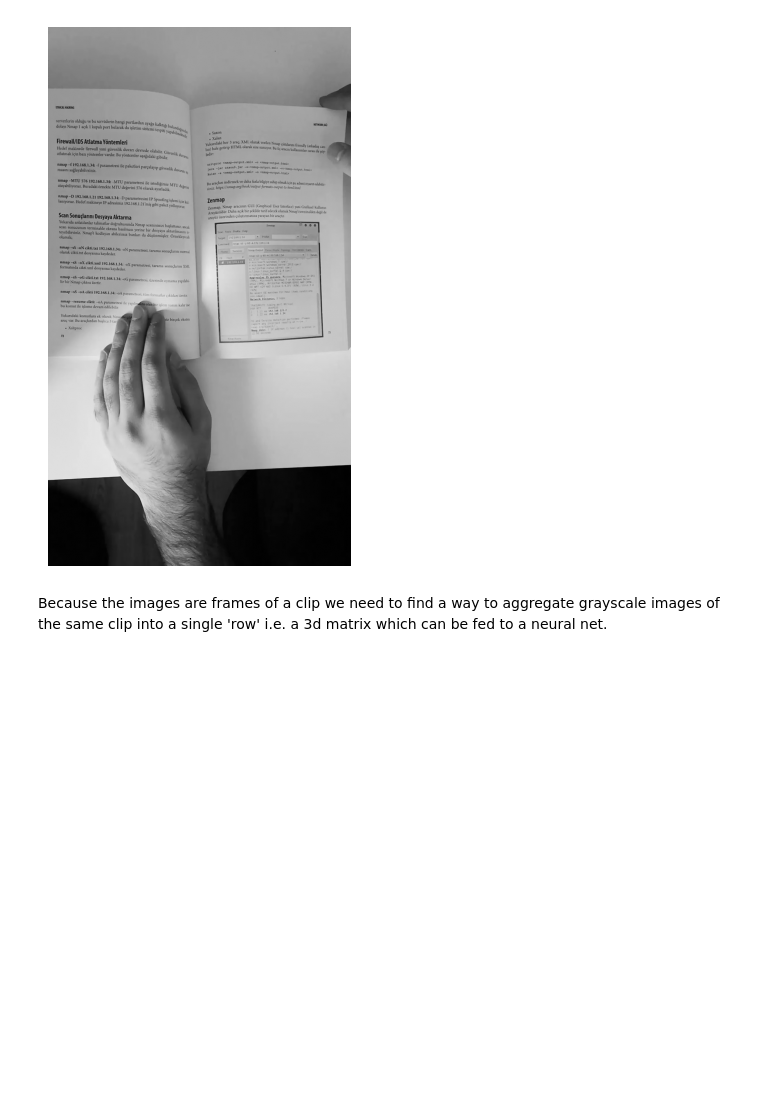
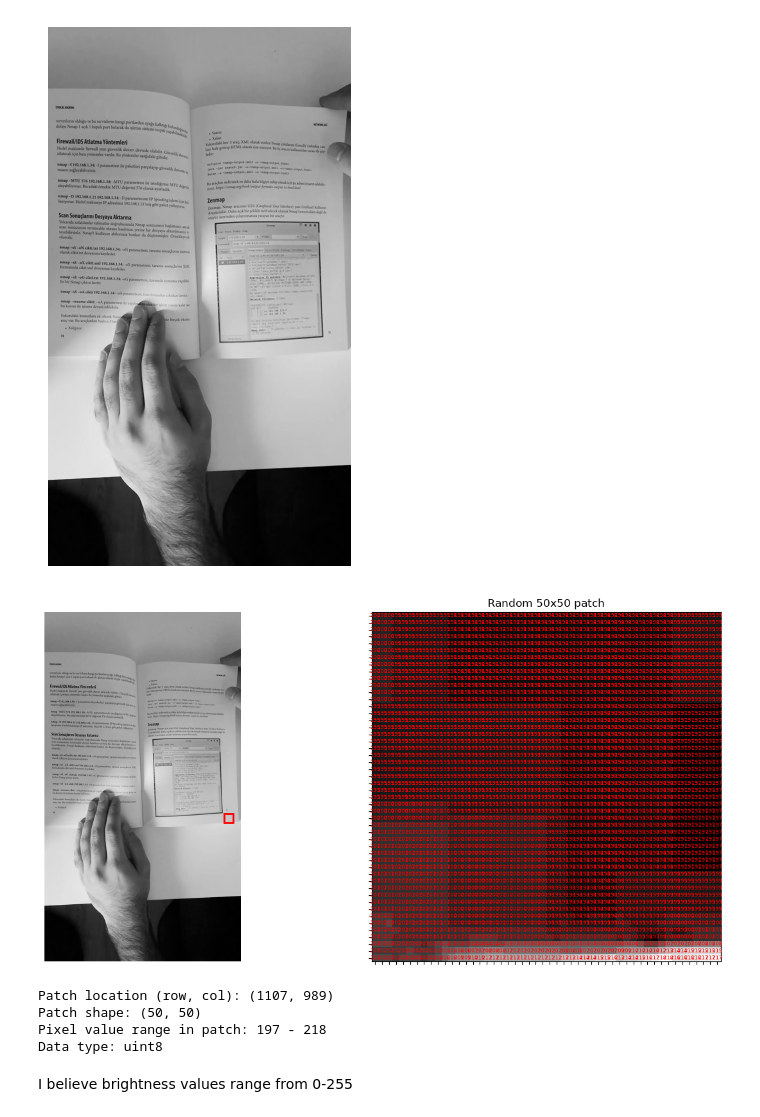
Before and after one commit to cameroncochrane/gejIeSjwpDqobLkc, a Jupyter notebook: notebooks/NB_1.ipynb, the cells around one changed output. Drawn from its saved outputs; the diff is of its cells as text; code cells hidden in the pictures; blank space fills up the shorter version.

```diff
--- a/notebooks/NB_1.ipynb
+++ b/notebooks/NB_1.ipynb
@@ -136,5 +134,53 @@ plt.axis("off")
 plt.show()
 # %% [output]
 [figure]
-# %% [markdown]
-Because the images are frames of a clip we need to find a way to aggregate grayscale images of the same clip into a single 'row' i.e. a 3d matrix which can be fed to a neural net.
+# %%
+# Viewing pixel values for a random 50x50 patch from an image
+
+patch_size = 50
+h, w = gray_img.shape
+
+# Random top-left corner for 20x20 patch
+start_row = np.random.randint(0, h - patch_size + 1)
+start_col = np.random.randint(0, w - patch_size + 1)
+
+patch = gray_img[start_row:start_row + patch_size, start_col:start_col + patch_size]
+
+fig, (ax1, ax2) = plt.subplots(1, 2, figsize=(14, 6))
+
+# Full image with selected patch highlighted
+ax1.imshow(gray_img, cmap='gray')
+ax1.axis('off')
+rect = plt.Rectangle((start_col, start_row), patch_size, patch_size,
+                     fill=False, edgecolor='red', linewidth=2)
+ax1.add_patch(rect)
+
+# 20x20 patch with pixel annotations
+ax2.imshow(patch, cmap='gray')
+ax2.set_title(f'Random {patch_size}x{patch_size} patch')
+ax2.set_xticks(range(patch_size))
+ax2.set_yticks(range(patch_size))
+ax2.set_xticklabels([])
+ax2.set_yticklabels([])
+
+for i in range(patch_size):
+    for j in range(patch_size):
+        ax2.text(j, i, int(patch[i, j]), ha="center", va="center", color="red", fontsize=6)
+
+plt.tight_layout()
+plt.show()
+
+print(f"Patch location (row, col): ({start_row}, {start_col})")
+print(f"Patch shape: {patch.shape}")
+print(f"Pixel value range in patch: {patch.min()} - {patch.max()}")
+print(f"Data type: {patch.dtype}")
+
+# Hard to plot the whole image as theyare quite large and detailed. We are viewing a small area here.
+# %% [output]
+[figure, added]
+Patch location (row, col): (1107, 989)
+Patch shape: (50, 50)
+Pixel value range in patch: 197 - 218
+Data type: uint8
+# %% [markdown]
+I believe brightness values range from 0-255
```
Also changed, not shown: parts of 2 cells of this notebook, 1 other file.
